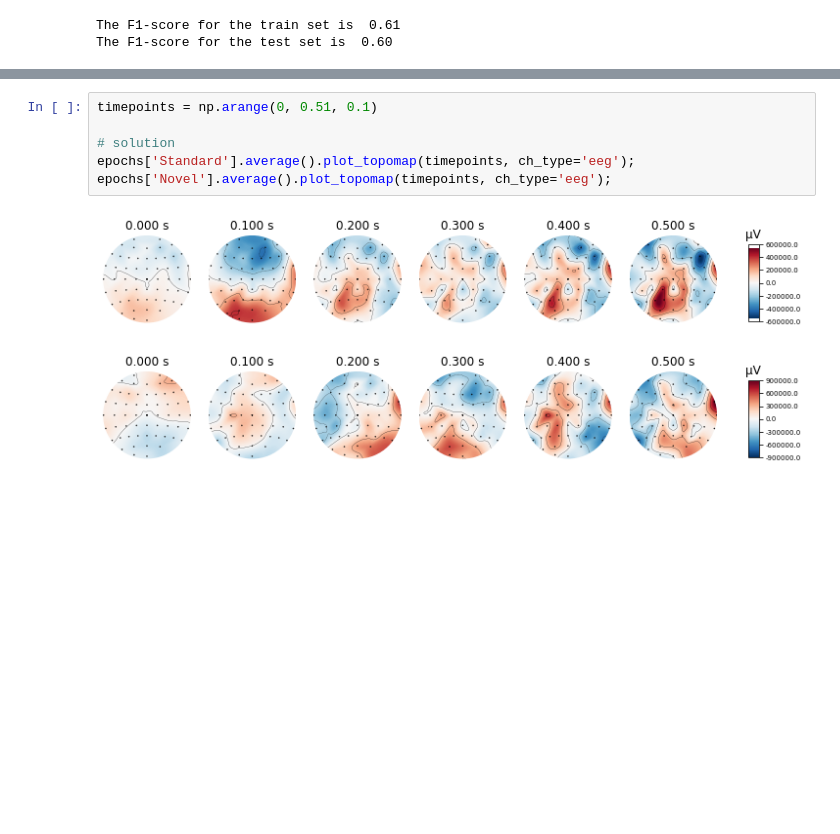
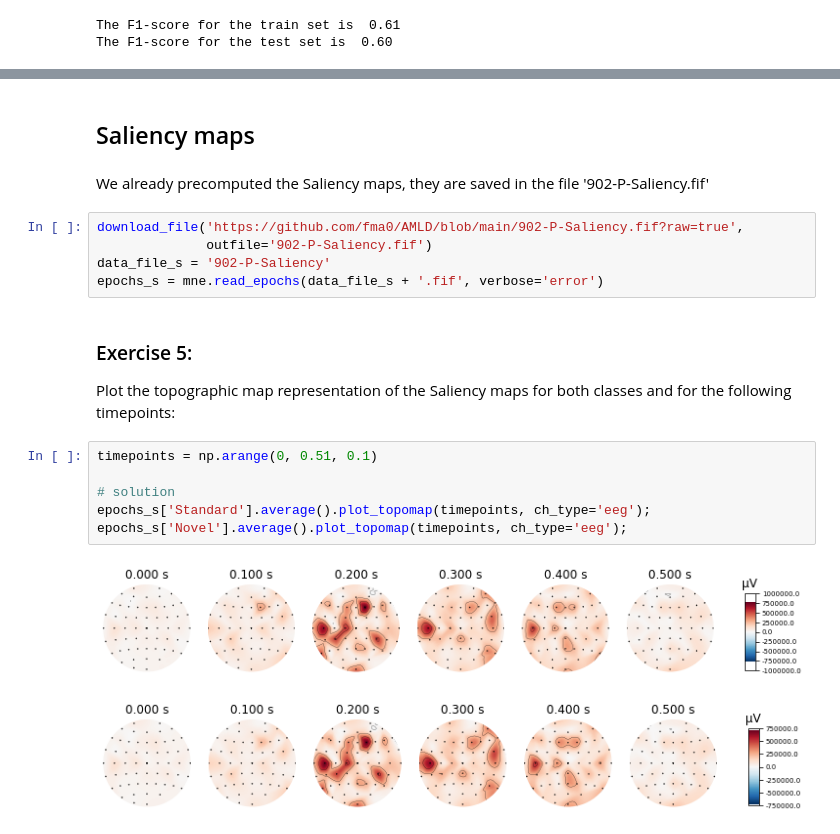
Before and after one commit to fma0/AMLD, a Jupyter notebook: Part_3_solutions.ipynb, the cells around one changed output, grey strips where cells are left out. Drawn from its saved outputs; the diff is of its cells as text; blank space fills up the shorter version.

Commit message:
Fix in Part 3 Exercise 5

```diff
--- a/Part_3_solutions.ipynb
+++ b/Part_3_solutions.ipynb
@@ -192,9 +180,21 @@ Plot the topographic map representation of the Saliency maps for both classes an
-# %%
-timepoints = np.arange(0, 0.51, 0.1)
-
-# solution
-epochs['Standard'].average().plot_topomap(timepoints, ch_type='eeg');
-epochs['Novel'].average().plot_topomap(timepoints, ch_type='eeg');
-# %% [output]
-[figure, removed]
-[figure, removed]
+# %% [markdown]
+## Saliency maps
+# %% [markdown]
+We already precomputed the Saliency maps, they are saved in the file '902-P-Saliency.fif'
+# %%
+download_file('https://github.com/fma0/AMLD/blob/main/902-P-Saliency.fif?raw=true',
+              outfile='902-P-Saliency.fif')
+data_file_s = '902-P-Saliency'
+epochs_s = mne.read_epochs(data_file_s + '.fif', verbose='error')
+# %% [markdown]
+### Exercise 5:
+Plot the topographic map representation of the Saliency maps for both classes and for the following timepoints:
+# %%
+timepoints = np.arange(0, 0.51, 0.1)
+
+# solution
+epochs_s['Standard'].average().plot_topomap(timepoints, ch_type='eeg');
+epochs_s['Novel'].average().plot_topomap(timepoints, ch_type='eeg');
+# %% [output]
+[figure, added]
+[figure, added]
```
Also changed, not shown: parts of 20 cells of this notebook, 2 other files.
